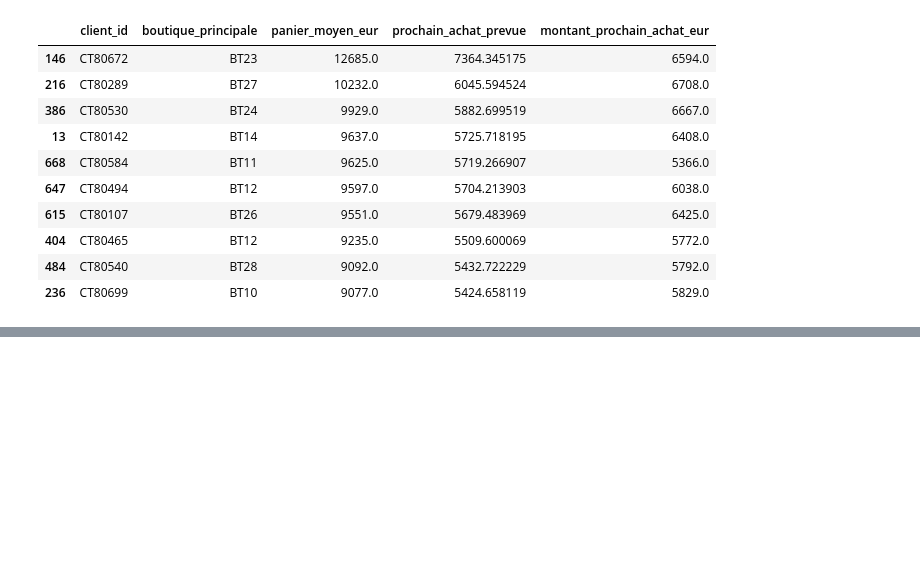
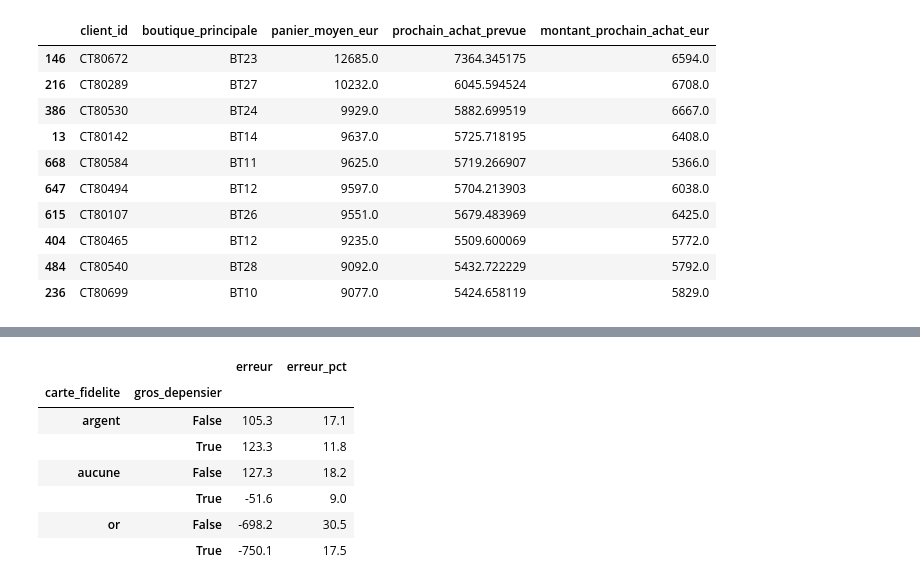
Before and after one commit to maureljean55/atelier-saint-honore, a Jupyter notebook: notebooks/entrainement.ipynb, the cells around one changed output, grey strips where cells are left out. Cells and saved outputs as stored; diff of their text form; code cells hidden in the pictures; blank space fills up the shorter version.

```diff
--- a/notebooks/entrainement.ipynb
+++ b/notebooks/entrainement.ipynb
@@ -97,3 +97,11 @@ liste.head(10)
 | 404 | CT80465 | BT12 | 9235.0 | 5509.600069 | 5772.0 |
 | 484 | CT80540 | BT28 | 9092.0 | 5432.722229 | 5792.0 |
 | 236 | CT80699 | BT10 | 9077.0 | 5424.658119 | 5829.0 |
+# %%
+seuil = clients["montant_total_eur"].quantile(0.75)
+clients["gros_depensier"] = clients["montant_total_eur"] >= seuil
+
+clients["erreur"] = clients["prochain_achat_prevue"] - clients["montant_prochain_achat_eur"]
+clients["erreur_pct"] = clients["erreur"].abs() / clients["montant_prochain_achat_eur"] * 100
+
+clients.groupby("gros_depensier")[["erreur", "erreur_pct"]].median().round(1)
@@ -99,0 +121,11 @@ liste.head(10)
+# %%
+clients.groupby(["carte_fidelite", "gros_depensier"])[["erreur", "erreur_pct"]].median().round(1)
+# %% [output]
+|  |  | erreur | erreur_pct |
+| carte_fidelite | gros_depensier |  |  |
+| argent | False | 105.3 | 17.1 |
+|  | True | 123.3 | 11.8 |
+| aucune | False | 127.3 | 18.2 |
+|  | True | -51.6 | 9.0 |
+| or | False | -698.2 | 30.5 |
+|  | True | -750.1 | 17.5 |
```
Also changed, not shown: parts of 2 cells of this notebook.
